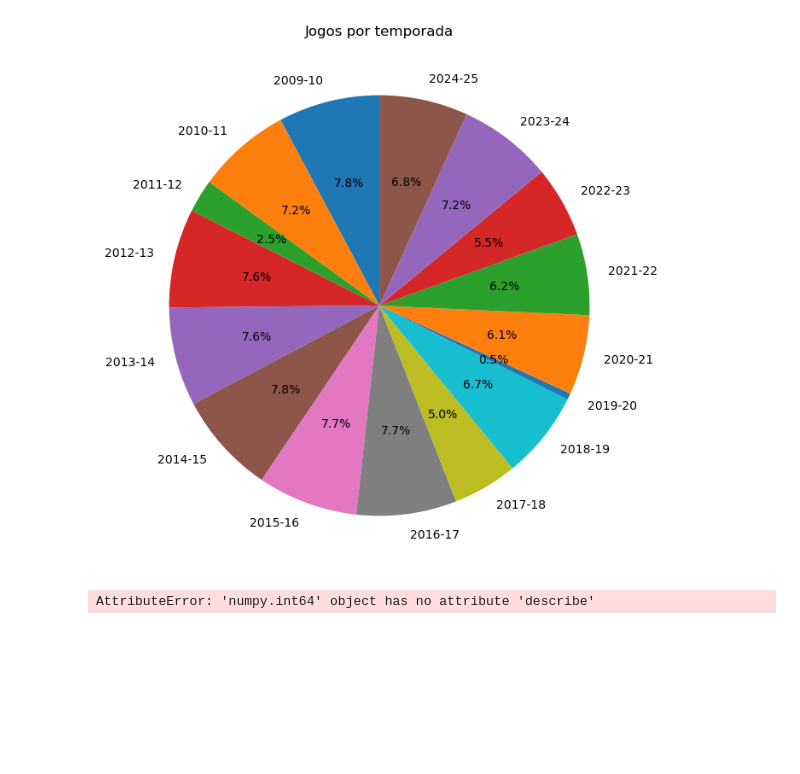
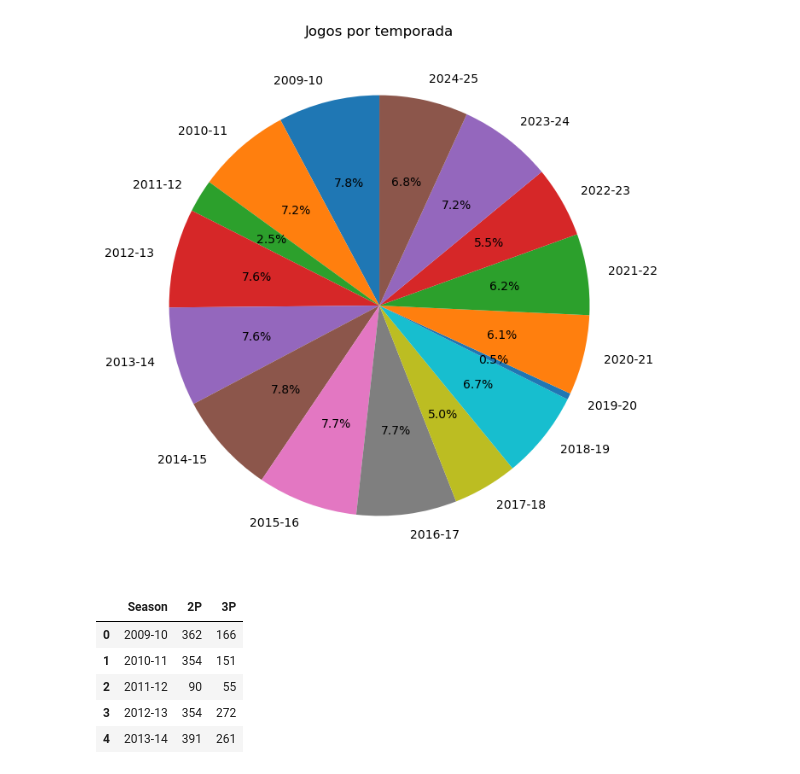
Before and after one commit to matheusmendesds/projetoPython, a Jupyter notebook: Untitled5.ipynb, the cells around one changed output. Drawn from its saved outputs; the diff is of its cells as text; code cells hidden in the pictures; blank space fills up the shorter version.

```diff
--- a/Untitled5.ipynb
+++ b/Untitled5.ipynb
@@ -114,8 +114,3 @@ plt.title('Jogos por temporada')
 plt.show()
 # %% [output]
 [figure]
-# %%
-shots = DataBase['2P'].sum() + DataBase['3P'].sum()
-shots.describe()
-# %% [output]
-AttributeError: 'numpy.int64' object has no attribute 'describe'
@@ -121,0 +119,9 @@ AttributeError: 'numpy.int64' object has no attribute 'describe'
+# %%
+db_shots.head()
+# %% [output]
+|  | Season | 2P | 3P |
+| 0 | 2009-10 | 362 | 166 |
+| 1 | 2010-11 | 354 | 151 |
+| 2 | 2011-12 | 90 | 55 |
+| 3 | 2012-13 | 354 | 272 |
+| 4 | 2013-14 | 391 | 261 |
```
Also changed, not shown: parts of 2 cells of this notebook.
